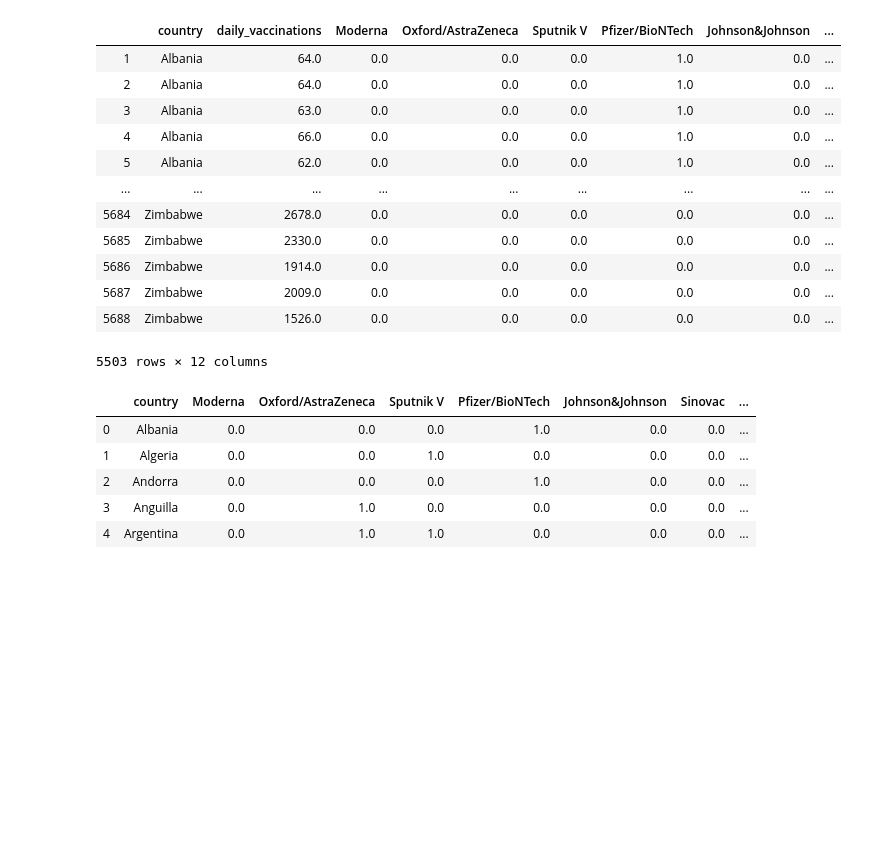
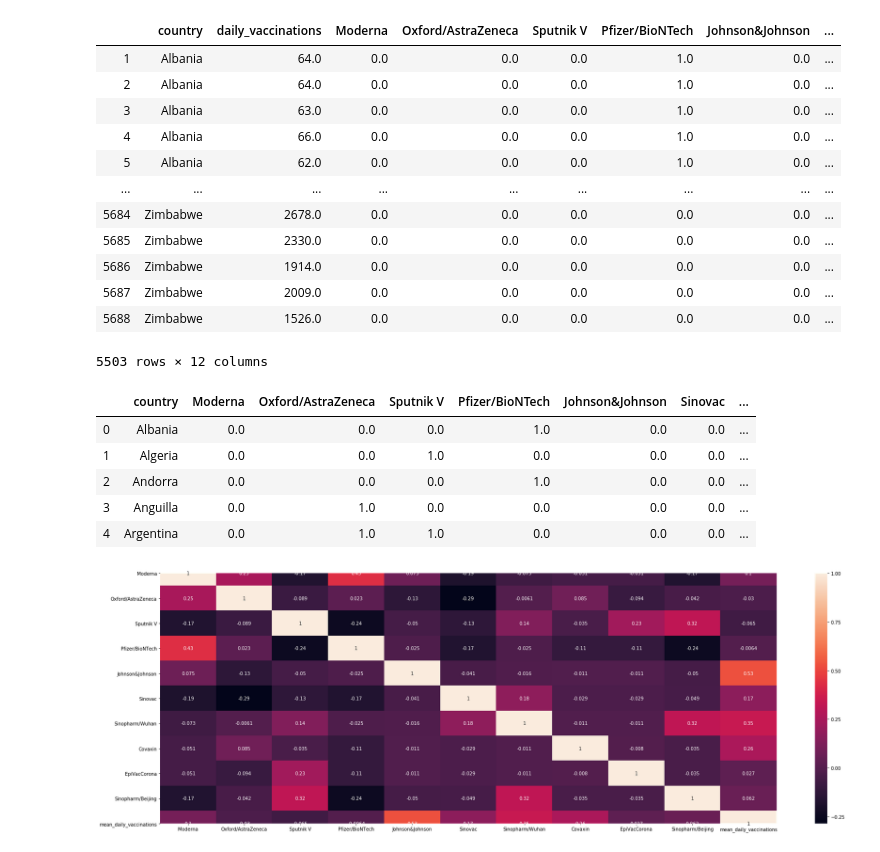
Before and after one commit to kamilaurbanczyk/covid_vaccinations_data_analysis, a Jupyter notebook: Covid vaccinations data analysis.ipynb, the cells around one changed output. Saved outputs shown, nothing was run; the diff lists cells and outputs as text; code cells hidden in the pictures; blank space fills up the shorter version.

Commit message:
add correlation matrix

```diff
--- a/Covid vaccinations data analysis.ipynb
+++ b/Covid vaccinations data analysis.ipynb
@@ -400,3 +400,11 @@ vaccines_data.head()
 | 2 | Andorra | 0.0 | 0.0 | 0.0 | 1.0 | 0.0 | 0.0 | ... |
 | 3 | Anguilla | 0.0 | 1.0 | 0.0 | 0.0 | 0.0 | 0.0 | ... |
 | 4 | Argentina | 0.0 | 1.0 | 1.0 | 0.0 | 0.0 | 0.0 | ... |
+# %%
+#Create correlation matrix
+corr_matrix = vaccines_data.iloc[:,0:12].corr()
+plt.figure(figsize = (30,10))
+sns.heatmap(corr_matrix, annot=True)
+plt.show()
+# %% [output]
+[figure, added]
```
